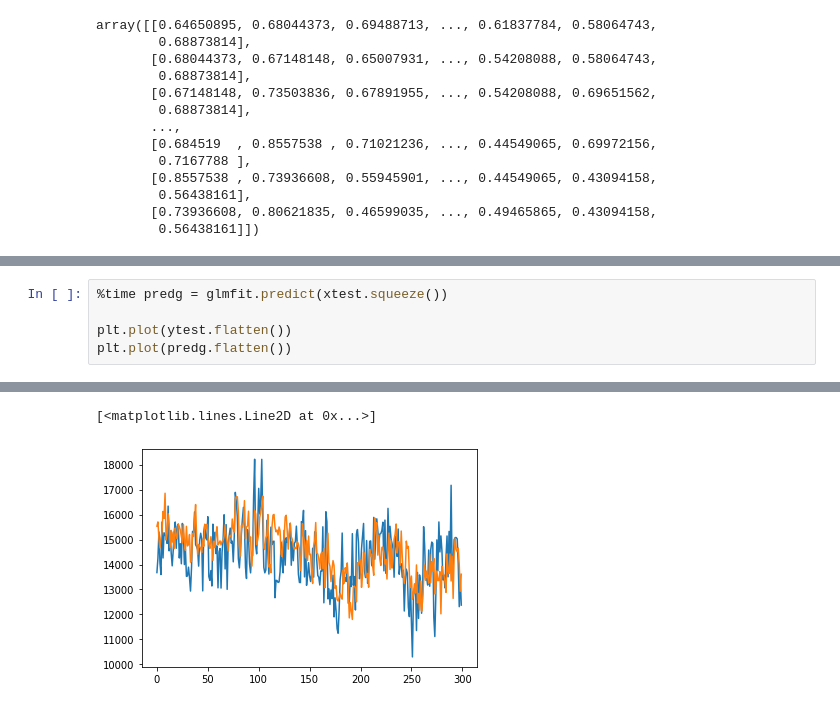
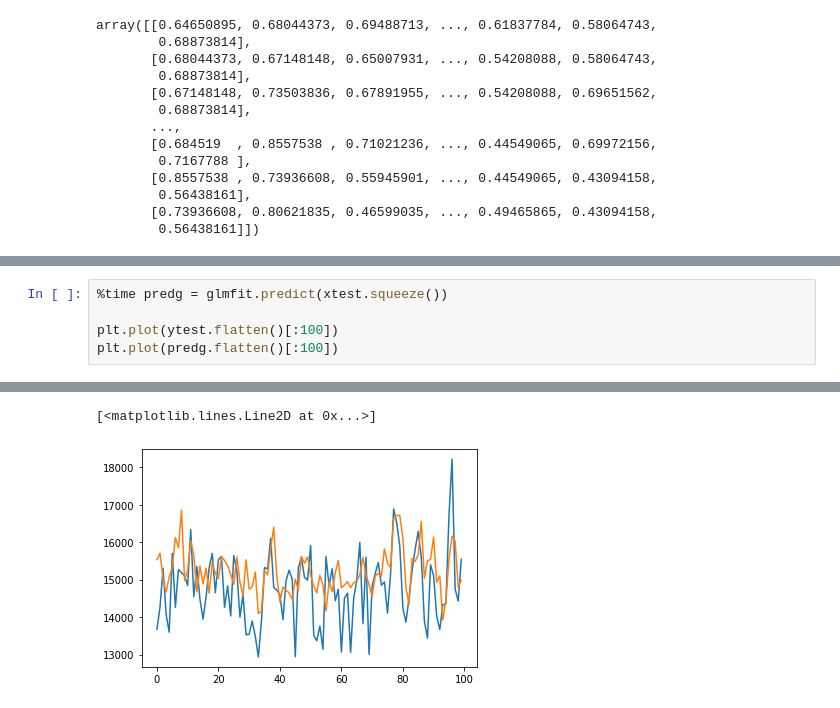
Before and after one commit to MMurilloGlez/ts-automl, a Jupyter notebook: Working Notebooks/Recursive_forecast.ipynb, the cells around one changed output, grey strips where cells are left out. Drawn from its saved outputs; the diff is of its cells as text.

```diff
--- a/Working Notebooks/Recursive_forecast.ipynb
+++ b/Working Notebooks/Recursive_forecast.ipynb
@@ -645,6 +692,6 @@ Wall time: 26 ms
 # %%
 %time predg = glmfit.predict(xtest.squeeze())
 
-plt.plot(ytest.flatten())
-plt.plot(predg.flatten())
+plt.plot(ytest.flatten()[:100])
+plt.plot(predg.flatten()[:100])
 # %% [output]
@@ -653,2 +700,2 @@ Wall time: 6.77 ms
 [<matplotlib.lines.Line2D at 0x...>]
-[figure, old version]
+[figure, new version]
```
Also changed, not shown: parts of 20 cells of this notebook, 1 other file.
